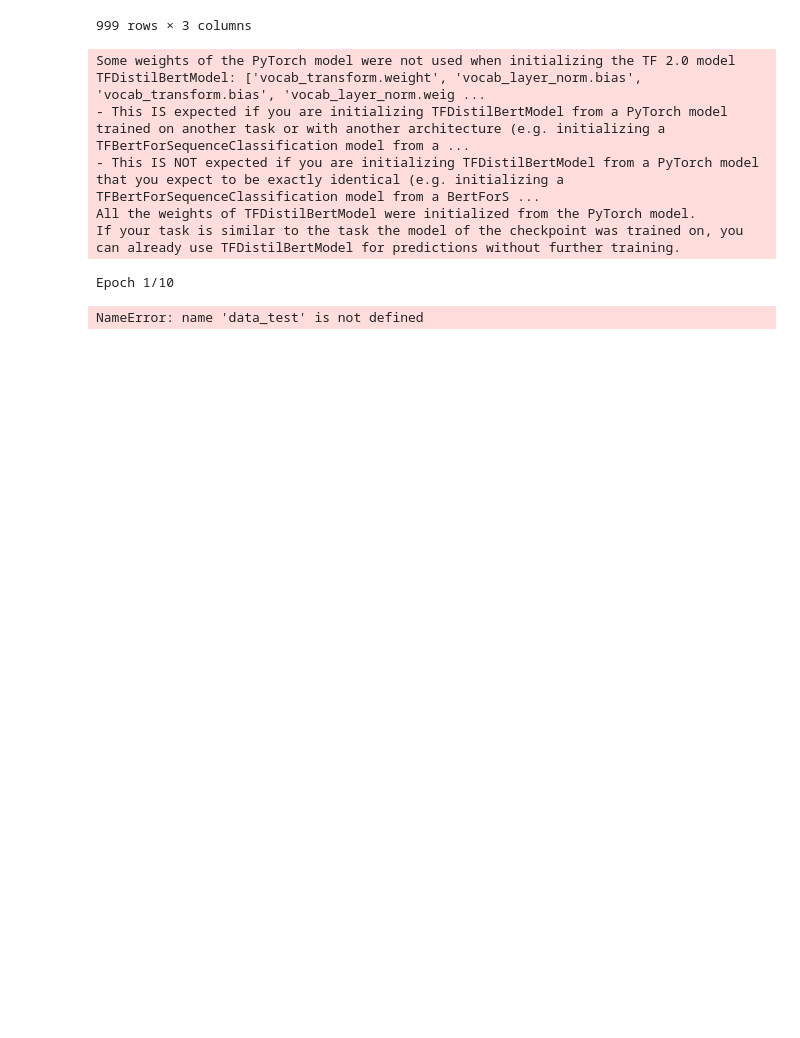
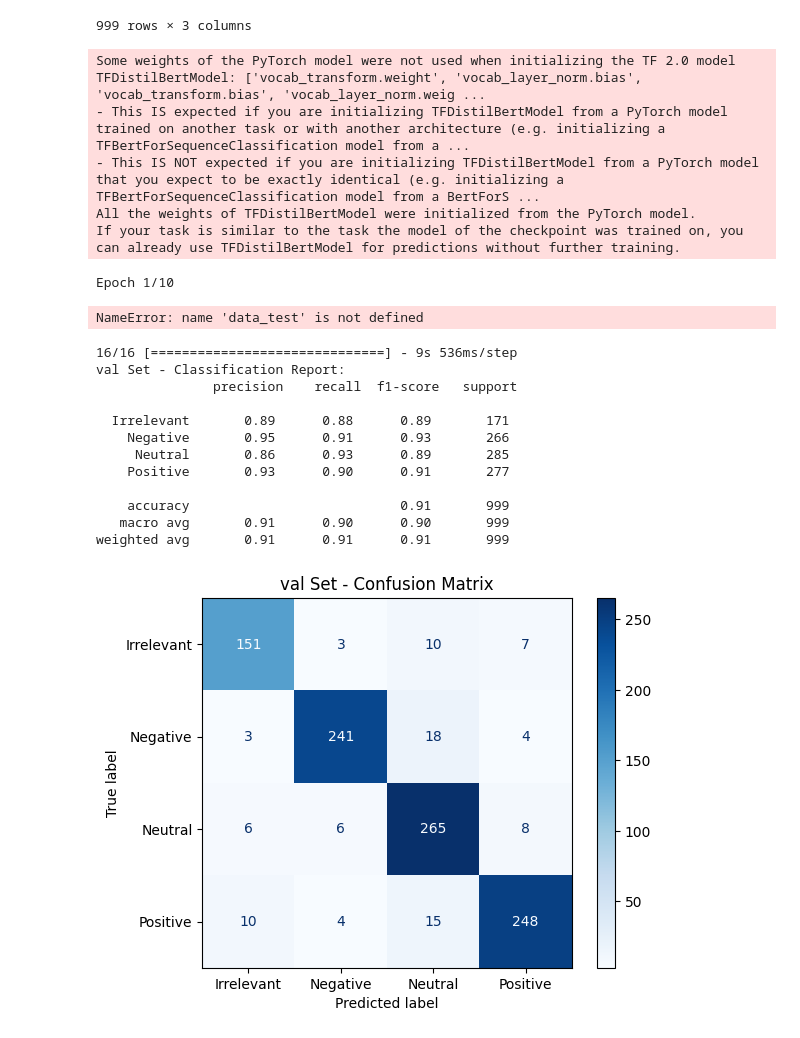
Before and after one commit to andrianang/DistilBert, a Jupyter notebook: distilbert.ipynb, the cells around one changed output. Saved outputs shown, nothing was run; the diff lists cells and outputs as text; code cells hidden in the pictures; blank space fills up the shorter version.

```diff
--- a/distilbert.ipynb
+++ b/distilbert.ipynb
@@ -224,3 +226,48 @@ plt.savefig(test_image_path)
 plt.show()
 # %% [output]
 NameError: name 'data_test' is not defined
+# %%
+import numpy as np
+from sklearn.metrics import classification_report, confusion_matrix, ConfusionMatrixDisplay
+import matplotlib.pyplot as plt
+
+val_predictions = model.predict(val_dataset.batch(64))
+val_predicted_labels = np.argmax(val_predictions, axis=1)
+
+# Convert the predicted labels to their original sentiment categories
+val_predicted_sentiments = data_val['Sentiment_label'].cat.categories[val_predicted_labels]
+
+# Convert the true labels to their original sentiment categories
+val_true_labels = data_val['Sentiment_label']
+
+# Get the unique labels/categories from the true labels
+labels = np.unique(val_true_labels)
+
+
+# Calculate the classification report for the val set
+val_classification_rep = classification_report(val_true_labels, val_predicted_sentiments)
+print("val Set - Classification Report:\n", val_classification_rep)
+
+# Generate the confusion matrix for the val set
+val_confusion_mat = confusion_matrix(val_true_labels, val_predicted_sentiments)
+
+# Plot the confusion matrix for the val set
+val_display = ConfusionMatrixDisplay(confusion_matrix=val_confusion_mat, display_labels=labels)
+val_display.plot(cmap='Blues')
+plt.title("val Set - Confusion Matrix")
+plt.grid(False)
+plt.show()
+# %% [output]
+16/16 [==============================] - 9s 536ms/step
+val Set - Classification Report:
+               precision    recall  f1-score   support
+
+  Irrelevant       0.89      0.88      0.89       171
+    Negative       0.95      0.91      0.93       266
+     Neutral       0.86      0.93      0.89       285
+    Positive       0.93      0.90      0.91       277
+
+    accuracy                           0.91       999
+   macro avg       0.91      0.90      0.90       999
+weighted avg       0.91      0.91      0.91       999
+[figure, added]
```
Also changed, not shown: parts of 5 cells of this notebook, 13 other files.
